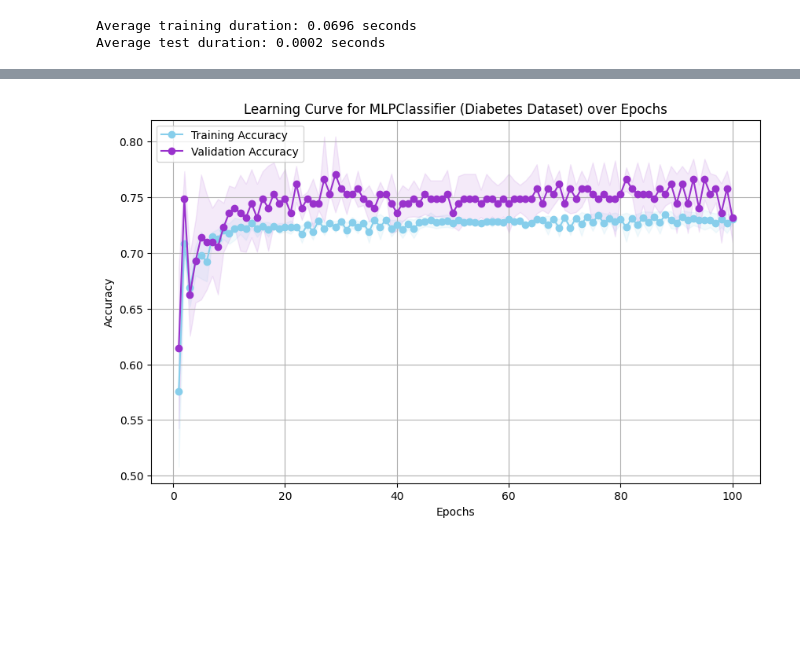
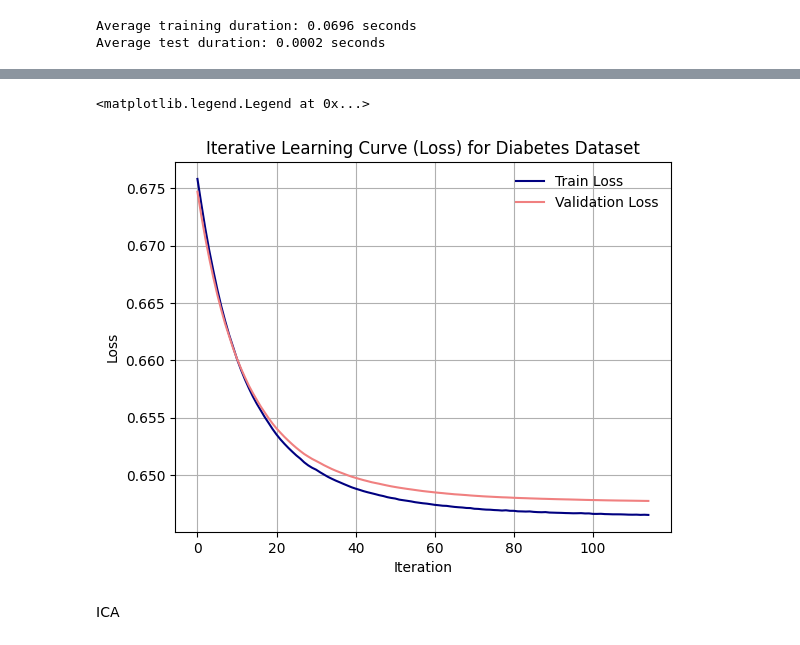
Before and after one commit to ankitrahejagatech/7641HW3, a Jupyter notebook: DimensionalReductionNN.ipynb, the cells around one changed output, grey strips where cells are left out. Drawn from its saved outputs; the diff is of its cells as text; code cells hidden in the pictures; blank space fills up the shorter version.

```diff
--- a/DimensionalReductionNN.ipynb
+++ b/DimensionalReductionNN.ipynb
@@ -291,6 +303,7 @@ Average test duration: 0.0002 seconds
 from skorch.callbacks import Callback
 from sklearn.metrics import precision_score, recall_score, f1_score, accuracy_score, roc_auc_score, make_scorer
 from skorch.callbacks import EpochScoring,EarlyStopping
+import random
 
 
 def get_activation_fn(name):
@@ -338,6 +351,15 @@ def get_activation_fn(name):
 #    name='f1',
 #    #lower_is_better=False
 #)
+seed = 100
+np.random.seed(seed)
+torch.manual_seed(seed)
+random.seed(seed)
+if torch.cuda.is_available():
+    torch.cuda.manual_seed(seed)
+    torch.cuda.manual_seed_all(seed)
+    torch.backends.cudnn.deterministic = True
+    torch.backends.cudnn.benchmark = False
 
 activation_fn_name = 'sigmoid'
 activation_fn = get_activation_fn(activation_fn_name)
@@ -351,32 +373,37 @@ net = NeuralNetClassifier(
     module__output_dim=2,
     module__hidden_units=1,
     module__hidden_layers=1,
     module__activation=activation_fn,
     module__dropout_percent=0,
-    max_epochs=200,
+    max_epochs=1000,
     verbose=0,
+
     callbacks=[#EpochScoring(scoring='precision', name='train_precision', on_train=True),
 
                EpochScoring(scoring='accuracy', name='train_acc', on_train=True),
                EarlyStopping(monitor='valid_loss', patience=10),
                #f1_callback,
 
                ],
     criterion=nn.CrossEntropyLoss,
     #criterion__weight=class_weights,
     optimizer=optim.SGD,
     lr=.05,
     # Shuffle training data on each epoch
     iterator_train__shuffle=True,
+
 )
 net.fit(cX,cY)
 plt.plot(net.history[:, 'train_loss'], label='Train Loss', color='navy')
 plt.plot(net.history[:, 'valid_loss'], label='Validation Loss', color='lightcoral')
 plt.xlabel("Iteration")
 plt.ylabel("Loss")
 plt.title("Iterative Learning Curve (Loss) for Diabetes Dataset")
 plt.grid(visible=True)
 plt.legend(frameon=False)
 #y_proba = net.predict_proba(X2.values.astype(np.float32))
 # %% [output]
+<matplotlib.legend.Legend at 0x...>
-[figure, old version]
+[figure, new version]
+# %% [markdown]
+ICA
```
Also changed, not shown: parts of 2 cells of this notebook.
